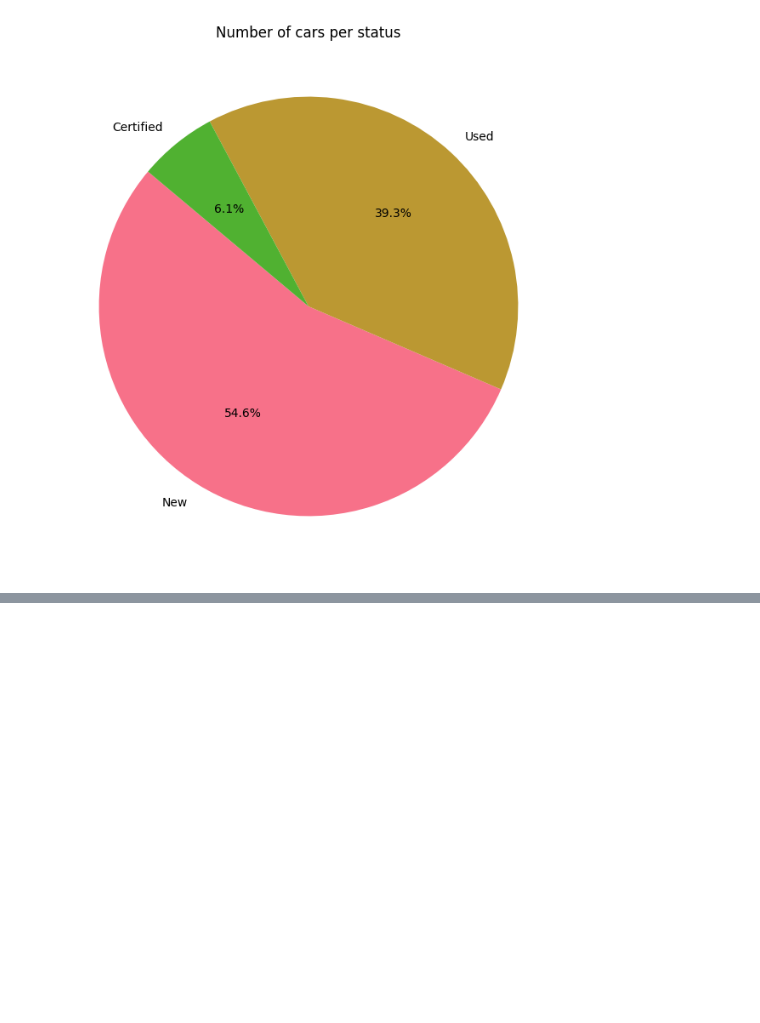
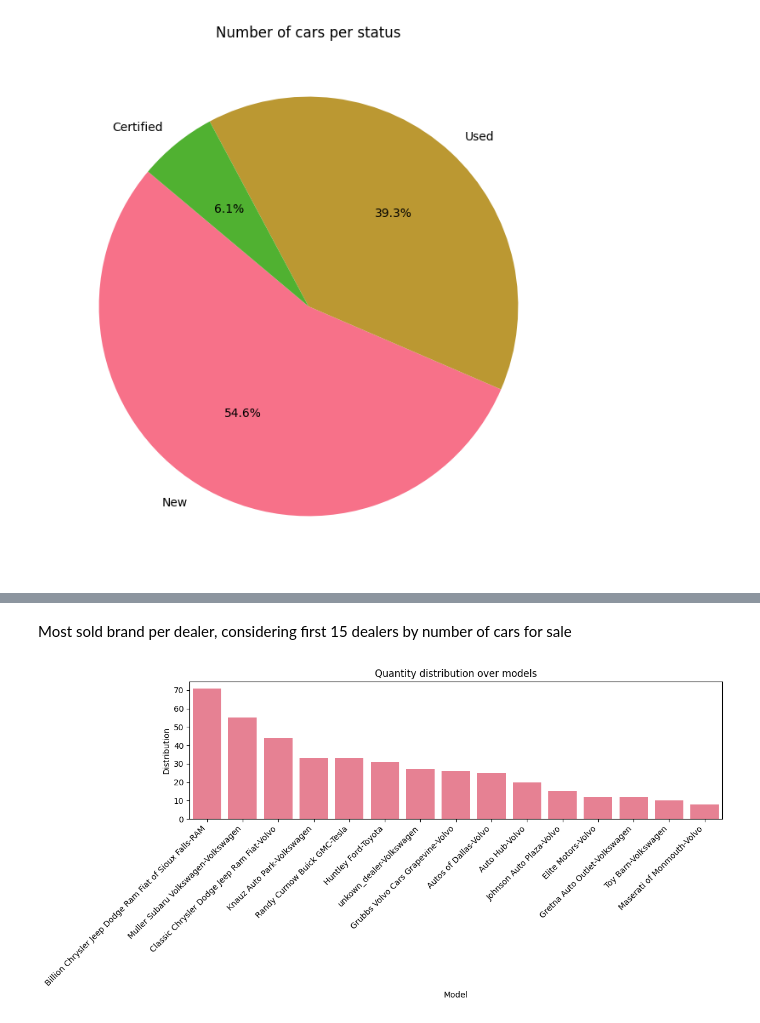
Before and after one commit to alessiogianello/US_cars_analysis, a Jupyter notebook: main.ipynb, the cells around one changed output, grey strips where cells are left out. Drawn from its saved outputs; the diff is of its cells as text; code cells hidden in the pictures; blank space fills up the shorter version.

```diff
--- a/main.ipynb
+++ b/main.ipynb
@@ -398,0 +434,20 @@ plt.show()
+# %% [markdown]
+Most sold brand per dealer, considering first 15 dealers by number of cars for sale
+# %%
+##top_15_dealers = cars_list_df['dealer'].value_counts().nlargest(15).index.to_list()
+filtered_by_dealers_df = cars_list_df[cars_list_df['dealer'].isin(top_15_dealers)]
+sales_count = filtered_by_dealers_df.groupby(['dealer', 'brand']).size().reset_index(name='sales_count')
+most_sold_by_dealer = sales_count.groupby('dealer').max().sort_values('sales_count', ascending=False)
+most_sold_by_dealer = most_sold_by_dealer.reset_index()
+most_sold_by_dealer
+most_sold_by_dealer['dealer_brand'] = most_sold_by_dealer['dealer'] +'-'+most_sold_by_dealer['brand']
+plt.figure(figsize=(12, 6))
+sns.barplot(data=most_sold_by_dealer, x='dealer_brand', y='sales_count')
+plt.title('Quantity distribution over models')
+plt.xlabel('Model')
+plt.ylabel('Distribution')
+plt.xticks(rotation=45, ha='right')
+plt.tight_layout()
+plt.show()
+# %% [output]
+[figure, added]
```
Also changed, not shown: parts of 6 cells of this notebook, 2 other files.
